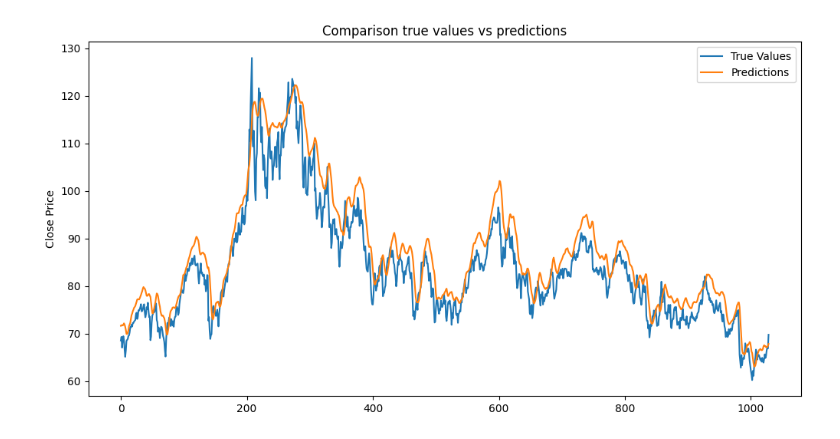
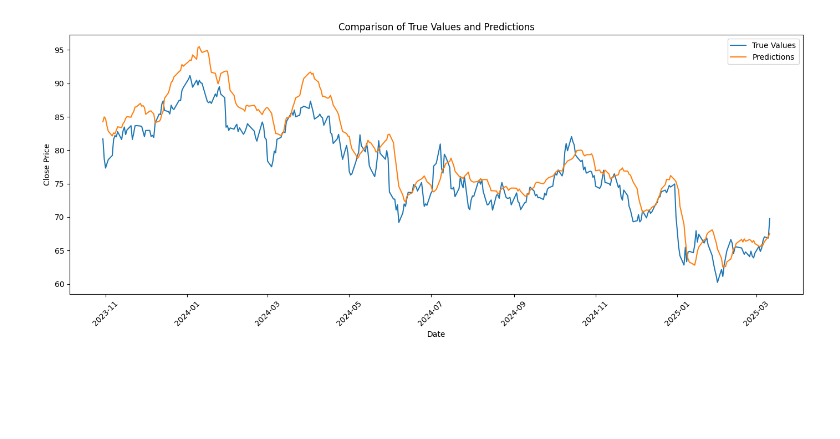
Before and after one commit to saraborello/SignalMining-OilEmbeddings, a Jupyter notebook: Brent/transformers_autoencoders.ipynb, the cells around one changed output. Cells and saved outputs as stored; diff of their text form; code cells hidden in the pictures; blank space fills up the shorter version.

Commit message:
transofermers and autoencoders updateed but still got problems

```diff
--- a/Brent/transformers_autoencoders.ipynb
+++ b/Brent/transformers_autoencoders.ipynb
@@ -15 +25,6 @@ device = torch.device('cuda' if torch.cuda.is_available() else 'cpu')
+# %%
+def seed_worker(worker_id):
+    worker_seed = SEED + worker_id
+    np.random.seed(worker_seed)
+    random.seed(worker_seed)
 # %%
@@ -168,3 +188,10 @@ def evaluate_model(autoencoder, transformer, data_loader):
     y_true = np.concatenate(all_y_true, axis=0)
     y_pred = np.concatenate(all_y_pred, axis=0)
     return compute_metrics(y_true, y_pred)
+# %%
+import torch
+
+SEED = 42
+
+g = torch.Generator()
+g.manual_seed(SEED)
@@ -194,3 +239,9 @@ train_loader, val_loader, test_loader = prepare_dataloaders(X, y)
+# %%
+batch_size = 64
+dates_all = df_final.index.to_list()
+train_loader, val_loader, test_loader, dates_train, dates_val, dates_test = prepare_dataloaders(
+    X, y, dates_all, batch_size=batch_size, split_ratios=(0.8, 0.1, 0.1)
+)
 # %%
 autoencoder = LSTMAutoencoder(input_dim=X.shape[2]).to(device)
 transformer = TransformerPredictor().to(device)
@@ -247,37 +330,42 @@ plt.show()
 # %%
-def plot_predictions(autoencoder, transformer, data_loader, scaler, target_col_index=3):
+def plot_predictions_with_dates(autoencoder, transformer, data_loader, scaler, dates, target_col_index=3):
     autoencoder.eval()
     transformer.eval()
 
     all_y_true = []
     all_y_pred = []
 
     with torch.no_grad():
         for xb, yb in data_loader:
             yb = yb.squeeze(-1)
             out_ae, z = autoencoder(xb)
             y_pred = transformer(z)
 
             all_y_true.append(yb.cpu().numpy())
             all_y_pred.append(y_pred.cpu().numpy())
 
     y_true = np.concatenate(all_y_true, axis=0)
     y_pred = np.concatenate(all_y_pred, axis=0)
 
     min_val = scaler.data_min_[target_col_index]
     scale_val = scaler.data_range_[target_col_index]
 
     y_true_denorm = y_true * scale_val + min_val
     y_pred_denorm = y_pred * scale_val + min_val
 
-    plt.figure(figsize=(12,6))
-    plt.plot(y_true_denorm[:, 0], label='True Values')
-    plt.plot(y_pred_denorm[:, 0], label='Predictions')
-    plt.title('Comparison true values vs predictions')
+    dates = dates[:len(y_true_denorm)]
+
+    plt.figure(figsize=(14, 6))
+    plt.plot(dates, y_true_denorm[:, 0], label='True Values')
+    plt.plot(dates, y_pred_denorm[:, 0], label='Predictions')
+    plt.title('Comparison of True Values and Predictions')
+    plt.xlabel('Date')
     plt.ylabel('Close Price')
     plt.legend()
+    plt.xticks(rotation=45)
+    plt.tight_layout()
     plt.show()
 
-plot_predictions(autoencoder, transformer, test_loader, scaler, target_col_index=3)
+plot_predictions_with_dates(autoencoder, transformer, test_loader, scaler, dates_test, target_col_index=3)
 # %% [output]
-[figure, old version]
+[figure, new version]
```
Also changed, not shown: parts of 10 cells of this notebook.
